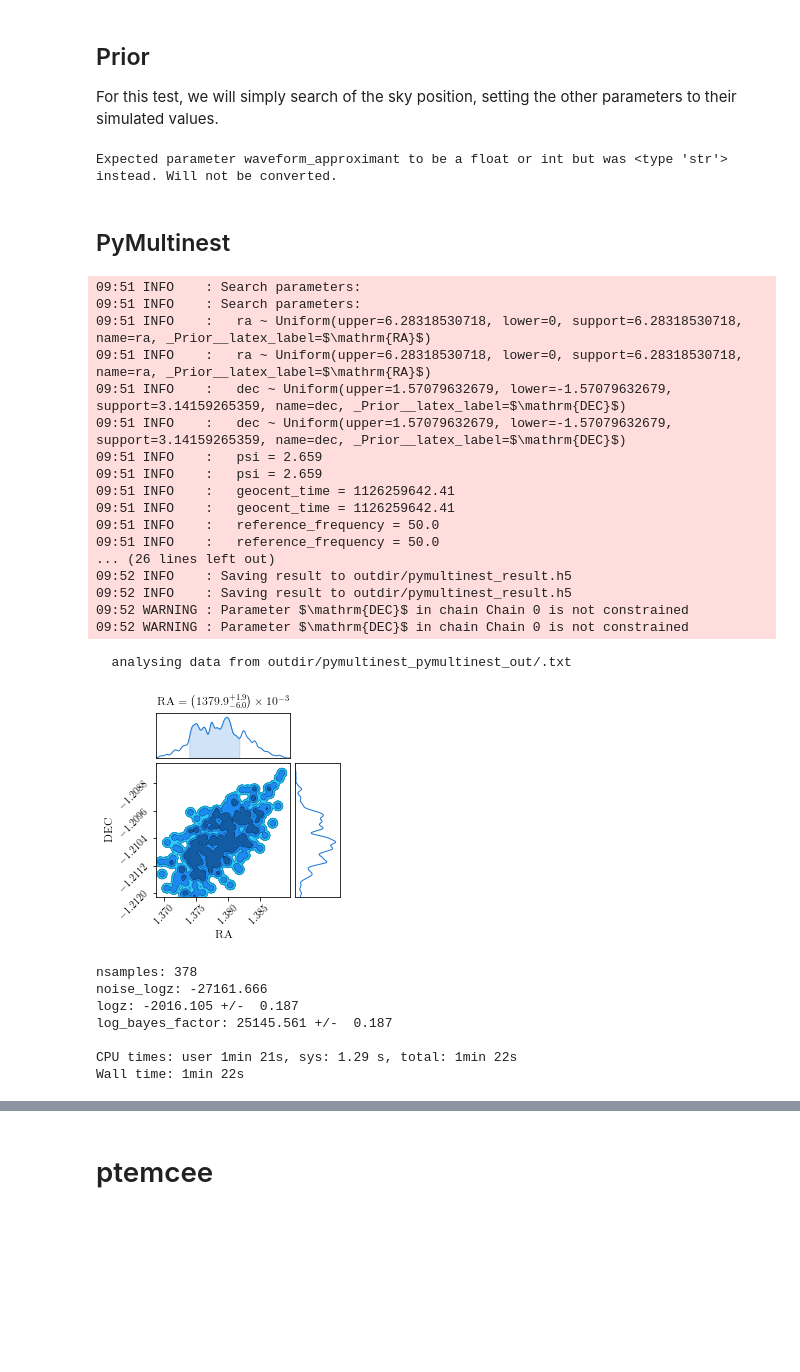
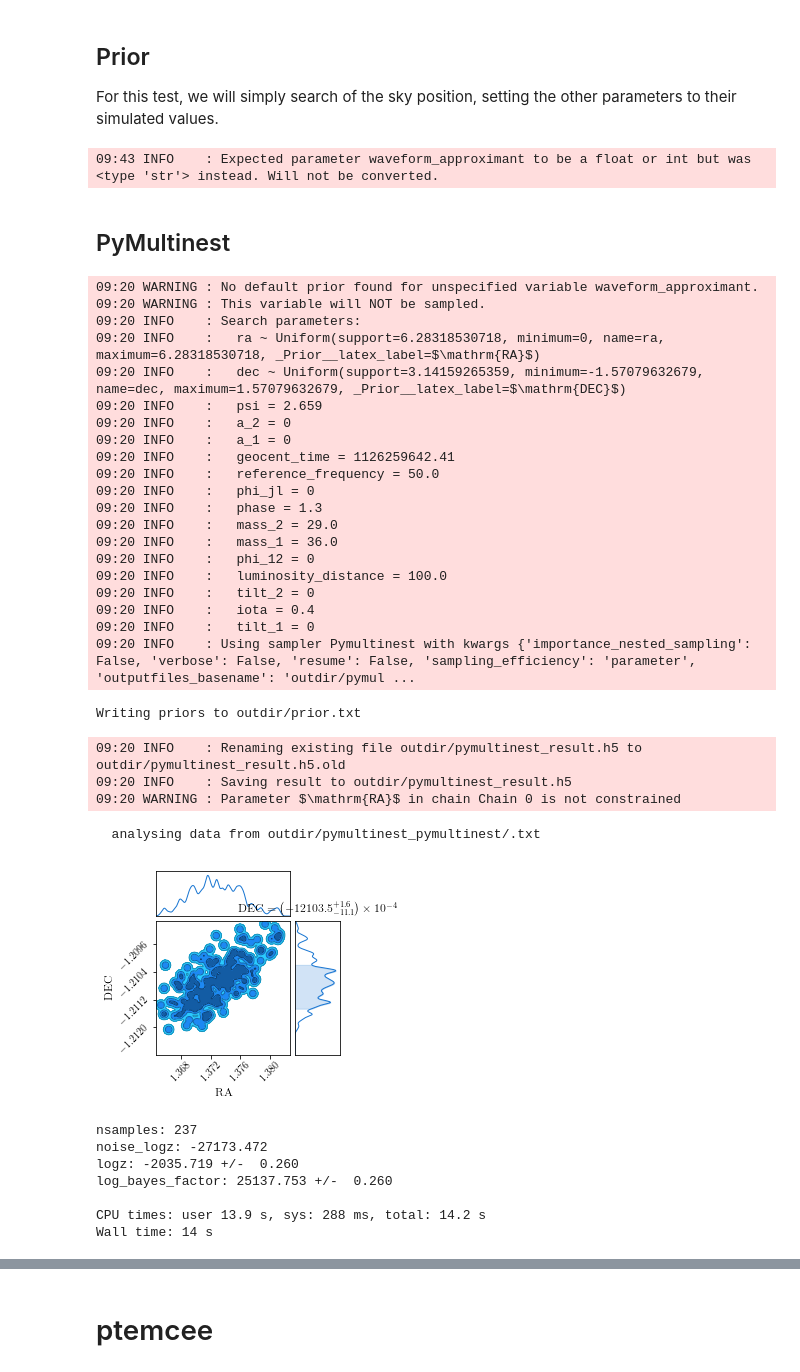
Before and after one commit to bilby-dev/bilby, a Jupyter notebook: tutorials/Compare_samplers.ipynb, the cells around one changed output, grey strips where cells are left out. Drawn from its saved outputs; the diff is of its cells as text; code cells hidden in the pictures; blank space fills up the shorter version.

```diff
--- a/tutorials/Compare_samplers.ipynb
+++ b/tutorials/Compare_samplers.ipynb
@@ -17,7 +17,7 @@ peyote.utils.setup_logger()
 time_duration = 1.
 sampling_frequency = 4096.
 
-injection_parameters = dict(mass_1=36., mass_2=29., spin11=0,spin12=0, spin13=0, spin21=0, spin22=0, spin23=0,
+injection_parameters = dict(mass_1=36., mass_2=29., a_1=0, a_2=0, tilt_1=0, tilt_2=0, phi_12=0, phi_jl=0,
                             luminosity_distance=100., iota=0.4, phase=1.3, waveform_approximant='IMRPhenomPv2',
                             reference_frequency=50., ra=1.375, dec=-1.2108, geocent_time=1126259642.413,
                             psi=2.659)
@@ -25,7 +25,7 @@ injection_parameters = dict(mass_1=36., mass_2=29., spin11=0,spin12=0, spin13=0,
 waveform_generator = peyote.waveform_generator.WaveformGenerator(
     sampling_frequency=sampling_frequency,
     time_duration=time_duration,
-    source_model=peyote.source.lal_binary_black_hole,
+    frequency_domain_source_model=peyote.source.lal_binary_black_hole,
     parameters=injection_parameters)
 
 hf_signal = waveform_generator.frequency_domain_strain()
@@ -50,41 +49,48 @@ priors = peyote.prior.parse_floats_to_fixed_priors(injection_parameters)
 priors['ra'] = peyote.prior.Uniform(0, 2*np.pi, 'ra')
 priors['dec'] = peyote.prior.Uniform(-np.pi/2, np.pi/2, 'dec')
 # %% [output]
-Expected parameter waveform_approximant to be a float or int but was <type 'str'> instead. Will not be converted.
+09:43 INFO    : Expected parameter waveform_approximant to be a float or int but was <type 'str'> instead. Will not be converted.
 # %% [markdown]
 ## PyMultinest
 # %%
 %%time
-result, sampler = peyote.sampler.run_sampler(
+result = peyote.sampler.run_sampler(
     likelihood, priors=priors, sampler='pymultinest', label='pymultinest',
-    verbose=False, resume=False)
-fig = sampler.plot_corner(save=False)
+    npoints=200, verbose=False, resume=False)
+fig = result.plot_corner(save=False)
 plt.show()
 print(result)
 # %% [output]
-09:51 INFO    : Search parameters:
-09:51 INFO    : Search parameters:
-09:51 INFO    :   ra ~ Uniform(upper=6.28318530718, lower=0, support=6.28318530718, name=ra, _Prior__latex_label=$\mathrm{RA}$)
-09:51 INFO    :   ra ~ Uniform(upper=6.28318530718, lower=0, support=6.28318530718, name=ra, _Prior__latex_label=$\mathrm{RA}$)
-09:51 INFO    :   dec ~ Uniform(upper=1.57079632679, lower=-1.57079632679, support=3.14159265359, name=dec, _Prior__latex_label=$\mathrm{DEC}$)
-09:51 INFO    :   dec ~ Uniform(upper=1.57079632679, lower=-1.57079632679, support=3.14159265359, name=dec, _Prior__latex_label=$\mathrm{DEC}$)
-09:51 INFO    :   psi = 2.659
-09:51 INFO    :   psi = 2.659
-09:51 INFO    :   geocent_time = 1126259642.41
-09:51 INFO    :   geocent_time = 1126259642.41
-09:51 INFO    :   reference_frequency = 50.0
-09:51 INFO    :   reference_frequency = 50.0
-... (26 lines left out)
-09:52 INFO    : Saving result to outdir/pymultinest_result.h5
-09:52 INFO    : Saving result to outdir/pymultinest_result.h5
-09:52 WARNING : Parameter $\mathrm{DEC}$ in chain Chain 0 is not constrained
-09:52 WARNING : Parameter $\mathrm{DEC}$ in chain Chain 0 is not constrained
+09:20 WARNING : No default prior found for unspecified variable waveform_approximant.
+09:20 WARNING : This variable will NOT be sampled.
+09:20 INFO    : Search parameters:
+09:20 INFO    :   ra ~ Uniform(support=6.28318530718, minimum=0, name=ra, maximum=6.28318530718, _Prior__latex_label=$\mathrm{RA}$)
+09:20 INFO    :   dec ~ Uniform(support=3.14159265359, minimum=-1.57079632679, name=dec, maximum=1.57079632679, _Prior__latex_label=$\mathrm{DEC}$)
+09:20 INFO    :   psi = 2.659
+09:20 INFO    :   a_2 = 0
+09:20 INFO    :   a_1 = 0
+09:20 INFO    :   geocent_time = 1126259642.41
+09:20 INFO    :   reference_frequency = 50.0
+09:20 INFO    :   phi_jl = 0
+09:20 INFO    :   phase = 1.3
+09:20 INFO    :   mass_2 = 29.0
+09:20 INFO    :   mass_1 = 36.0
+09:20 INFO    :   phi_12 = 0
+09:20 INFO    :   luminosity_distance = 100.0
+09:20 INFO    :   tilt_2 = 0
+09:20 INFO    :   iota = 0.4
+09:20 INFO    :   tilt_1 = 0
+09:20 INFO    : Using sampler Pymultinest with kwargs {'importance_nested_sampling': False, 'verbose': False, 'resume': False, 'sampling_efficiency': 'parameter', 'outputfiles_basename': 'outdir/pymul ...
-  analysing data from outdir/pymultinest_pymultinest_out/.txt
+Writing priors to outdir/prior.txt
+09:20 INFO    : Renaming existing file outdir/pymultinest_result.h5 to outdir/pymultinest_result.h5.old
+09:20 INFO    : Saving result to outdir/pymultinest_result.h5
+09:20 WARNING : Parameter $\mathrm{RA}$ in chain Chain 0 is not constrained
+  analysing data from outdir/pymultinest_pymultinest/.txt
-[figure, old version]
+[figure, new version]
-nsamples: 378
-noise_logz: -27161.666
-logz: -2016.105 +/-  0.187
-log_bayes_factor: 25145.561 +/-  0.187
-
-CPU times: user 1min 21s, sys: 1.29 s, total: 1min 22s
-Wall time: 1min 22s
+nsamples: 237
+noise_logz: -27173.472
+logz: -2035.719 +/-  0.260
+log_bayes_factor: 25137.753 +/-  0.260
+
+CPU times: user 13.9 s, sys: 288 ms, total: 14.2 s
+Wall time: 14 s
```
Also changed, not shown: parts of 4 cells of this notebook, 1 other file.
